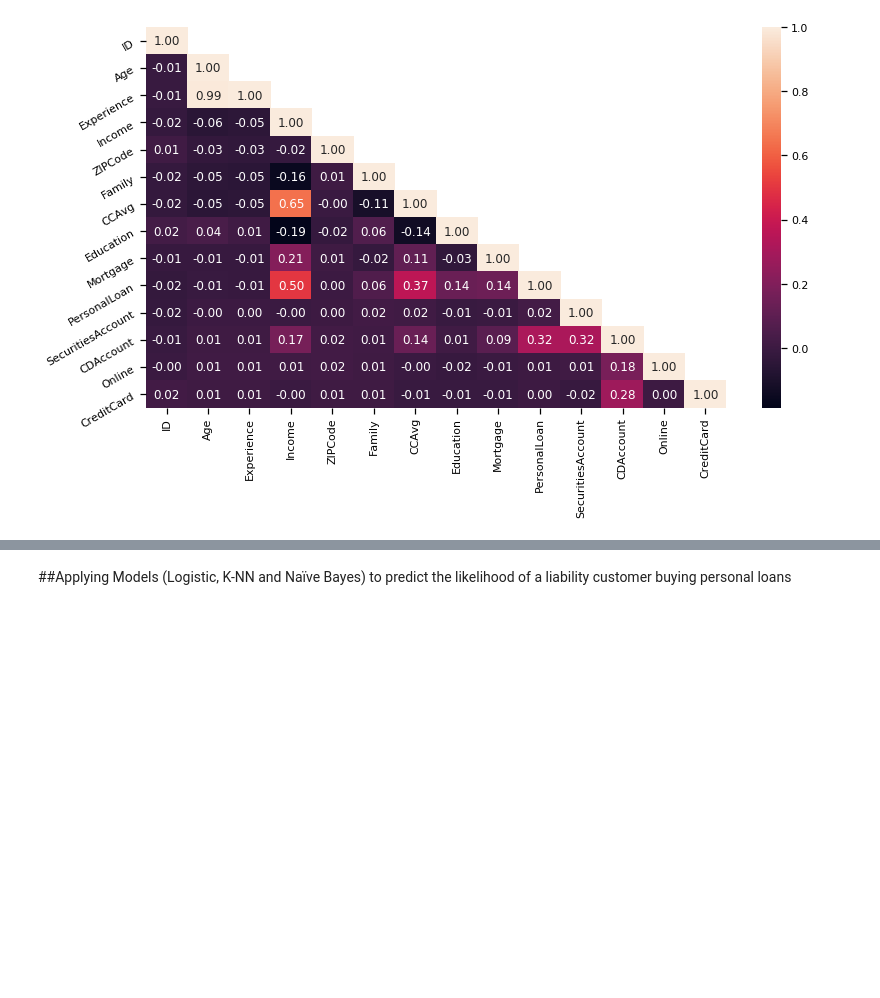
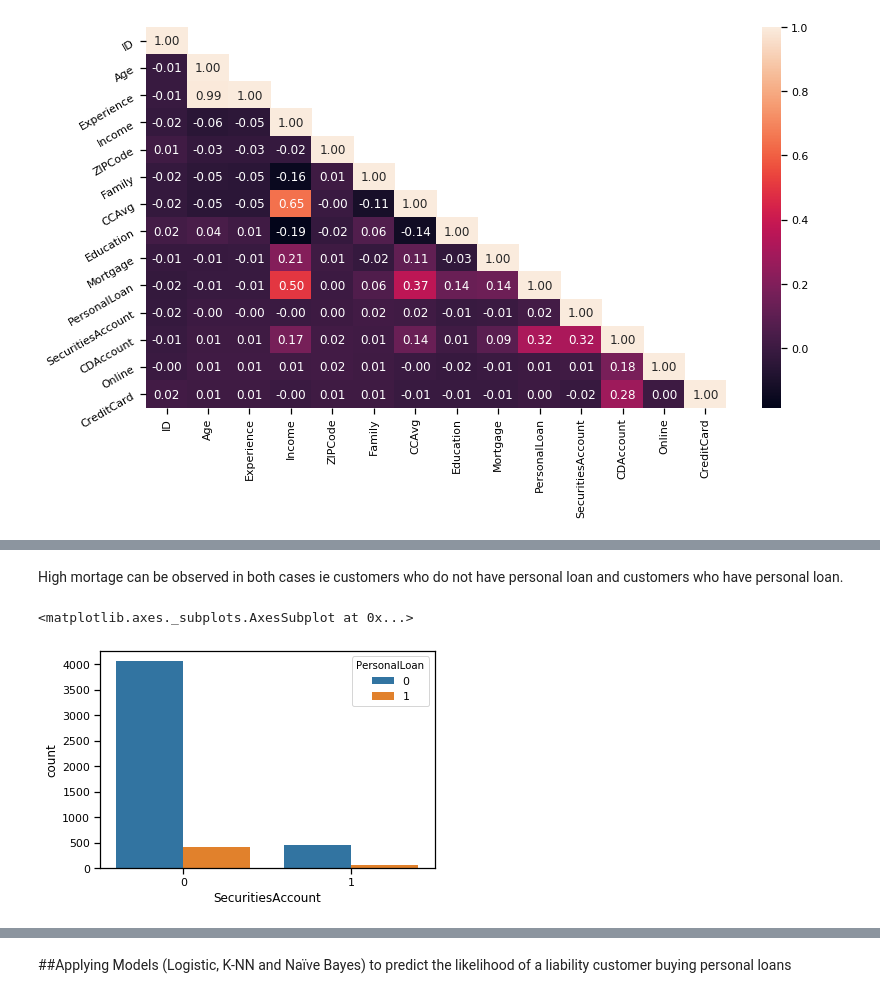
Before and after one commit to GreatLearningAIML1/bangalore-aug19-batch-tushar2211, a Jupyter notebook: Campaign for selling personal loans.ipynb, the cells around one changed output, grey strips where cells are left out. Cells and saved outputs as stored; diff of their text form; code cells hidden in the pictures; blank space fills up the shorter version.

```diff
--- a/Campaign for selling personal loans.ipynb
+++ b/Campaign for selling personal loans.ipynb
@@ -250,0 +333,7 @@ Observations :
+# %% [markdown]
+High mortage can be observed in both cases ie customers who do not have personal loan and customers who have personal loan.
+# %%
+sns.countplot(x='SecuritiesAccount', hue='PersonalLoan', data=bankdata)
+# %% [output]
+<matplotlib.axes._subplots.AxesSubplot at 0x...>
+[figure, added]
```
Also changed, not shown: parts of 53 cells of this notebook.
